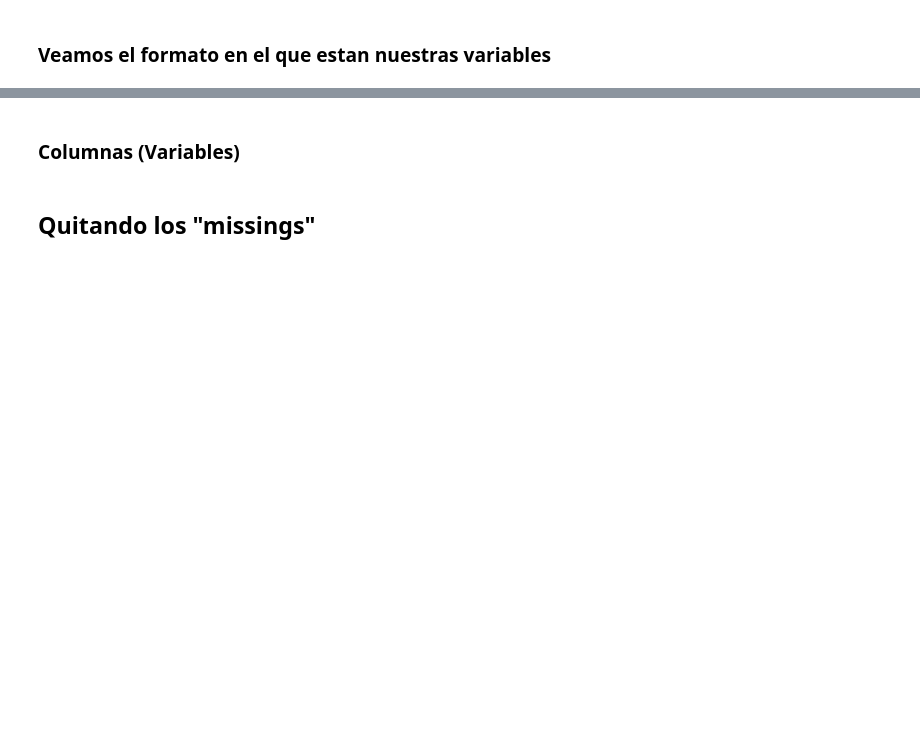
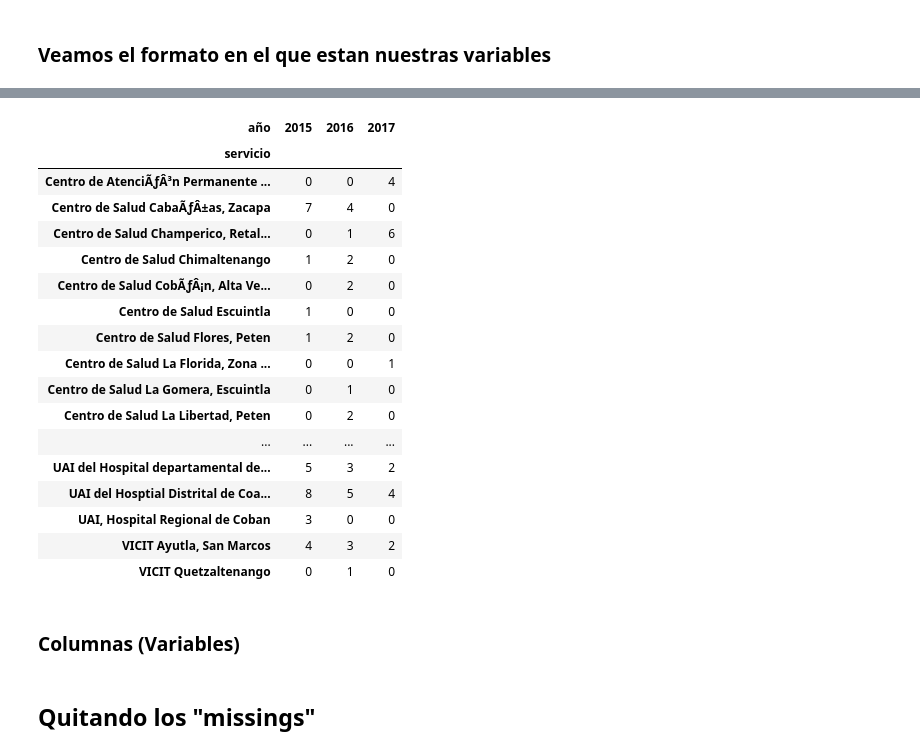
Before and after one commit to ThinkOnData/TallerPython-GobAbierto, a Jupyter notebook: 05 - Manipulando datos con Pandas.ipynb, the cells around one changed output, grey strips where cells are left out. Drawn from its saved outputs; the diff is of its cells as text; code cells hidden in the pictures; blank space fills up the shorter version.

```diff
--- a/05 - Manipulando datos con Pandas.ipynb
+++ b/05 - Manipulando datos con Pandas.ipynb
@@ -64 +156,3 @@ Parecen ser números de correlativos, verifiquemos utilizando estadisticas descr
+# %%
+BaseDeDatos["servicio"] = pd.Categorical(BaseDeDatos["servicio"])
 # %%
@@ -67,0 +166,2 @@ Ok, segun nuestro index, tenemos 7963 casos y segun el describe tenemos 7964, si
+# %%
+BaseDeDatos["año"] = pd.Categorical(BaseDeDatos["anio"])
@@ -70,2 +191,0 @@ BaseDeDatos.index
-# %%
-BaseDeDatos.index = BaseDeDatos["núm_corre"]
@@ -78,6 +192,24 @@ BaseDeDatos.head()
-# %%
-BaseDeDatos.drop("núm_corre", axis=1, inplace=True)
-BaseDeDatos.head()
+# %%
+pd.crosstab(BaseDeDatos["servicio"], BaseDeDatos["año"])
+# %% [output]
+| año | 2015 | 2016 | 2017 |
+| servicio |  |  |  |
+| Centro de AtenciÃƒÂ³n Permanente ... | 0 | 0 | 4 |
+| Centro de Salud CabaÃƒÂ±as, Zacapa | 7 | 4 | 0 |
+| Centro de Salud Champerico, Retal... | 0 | 1 | 6 |
+| Centro de Salud Chimaltenango | 1 | 2 | 0 |
+| Centro de Salud CobÃƒÂ¡n, Alta Ve... | 0 | 2 | 0 |
+| Centro de Salud Escuintla | 1 | 0 | 0 |
+| Centro de Salud Flores, Peten | 1 | 2 | 0 |
+| Centro de Salud La Florida, Zona ... | 0 | 0 | 1 |
+| Centro de Salud La Gomera, Escuintla | 0 | 1 | 0 |
+| Centro de Salud La Libertad, Peten | 0 | 2 | 0 |
+| ... | ... | ... | ... |
+| UAI del Hospital departamental de... | 5 | 3 | 2 |
+| UAI del Hosptial Distrital de Coa... | 8 | 5 | 4 |
+| UAI, Hospital Regional de Coban | 3 | 0 | 0 |
+| VICIT Ayutla, San Marcos | 4 | 3 | 2 |
+| VICIT Quetzaltenango | 0 | 1 | 0 |
 # %% [markdown]
 ###  Columnas (Variables)
 # %%
```
Also changed, not shown: parts of 38 cells of this notebook, 2 other files.
